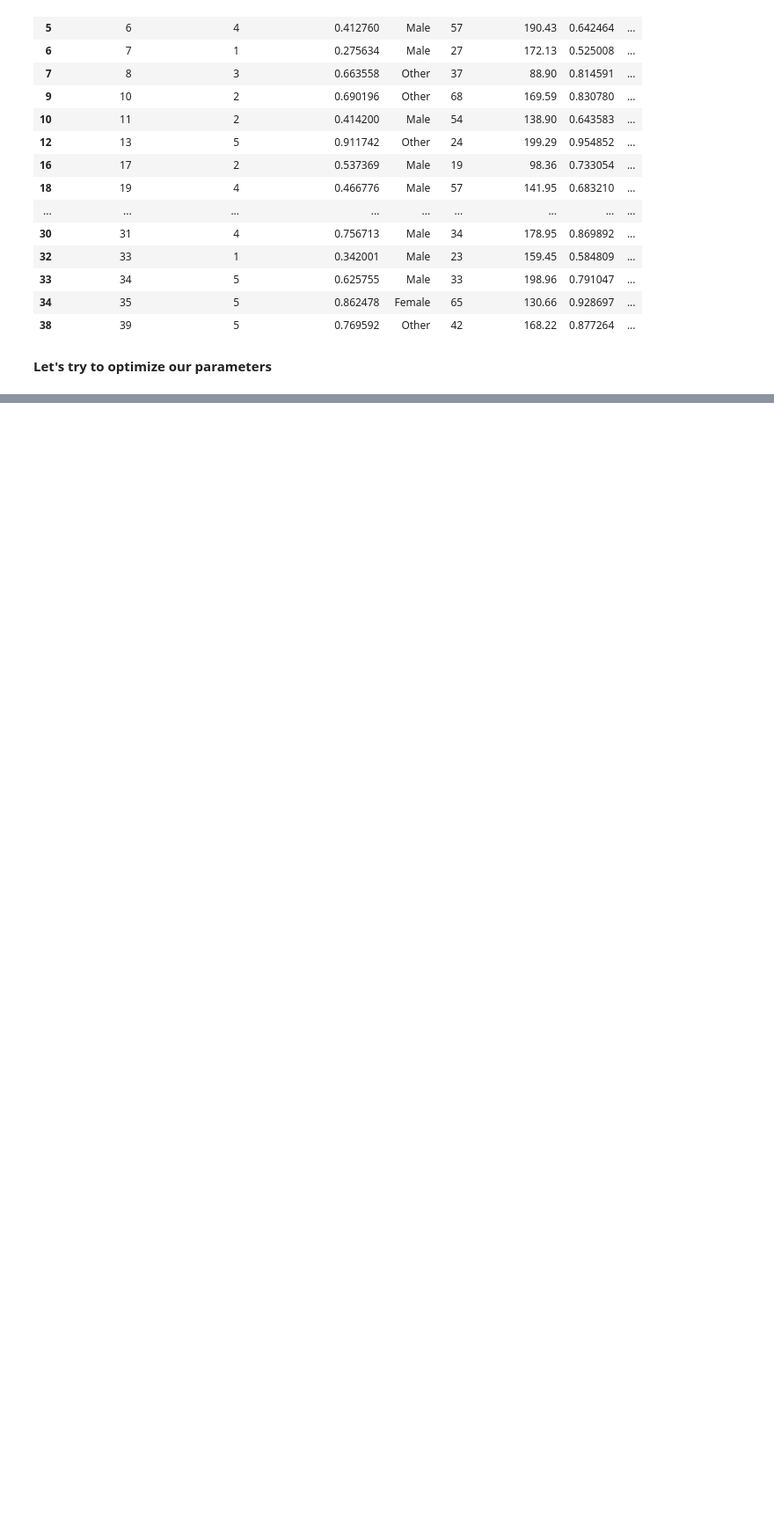
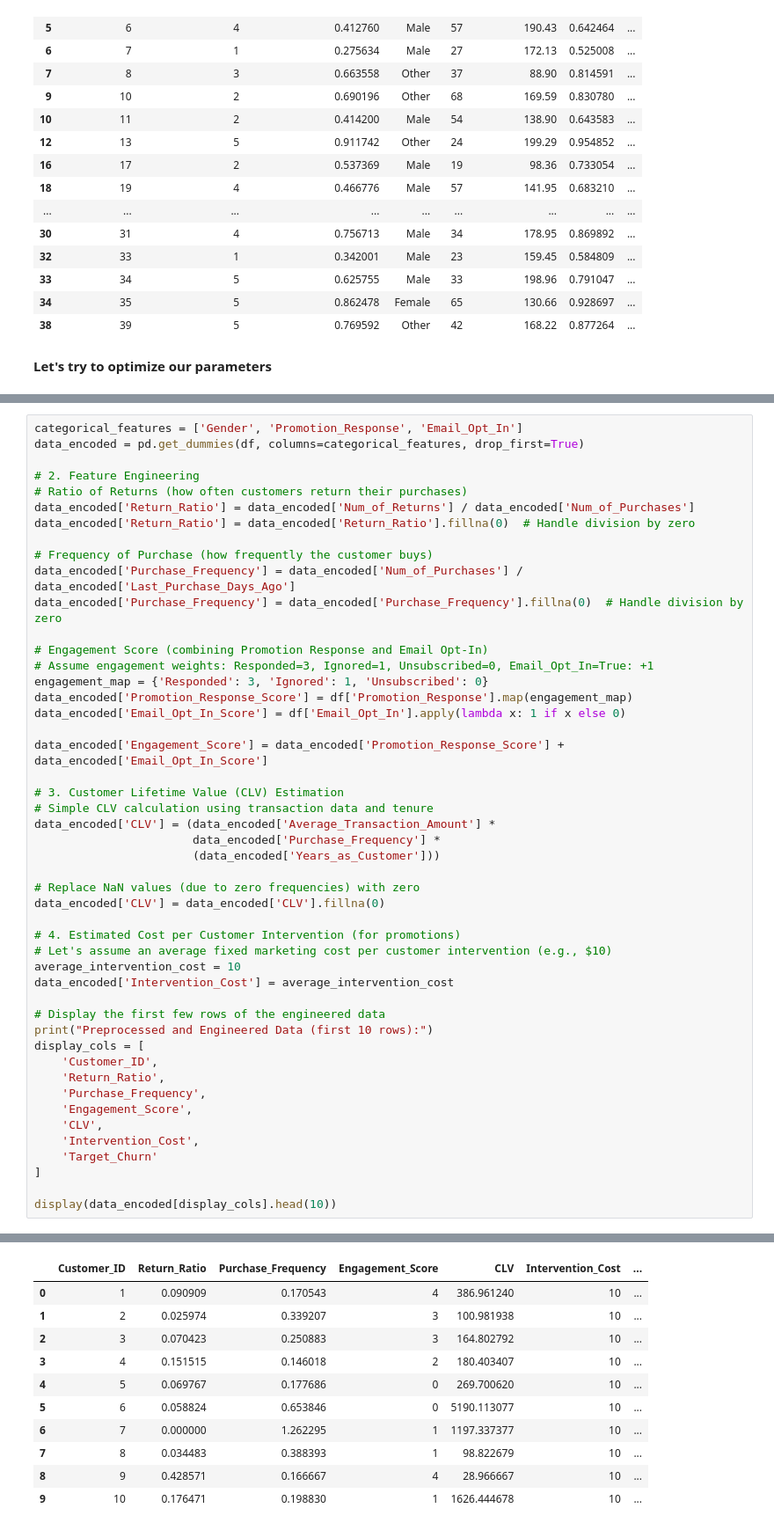
Before and after one commit to mehalyna/nlp-fuzzy, a Jupyter notebook: src/churn-retail.ipynb, the cells around one changed output, grey strips where cells are left out. Shown at 88% size. Drawn from its saved outputs; the diff is of its cells as text; blank space fills up the shorter version.

```diff
--- a/src/churn-retail.ipynb
+++ b/src/churn-retail.ipynb
@@ -518,0 +526,49 @@ print(optimizer.max)
+# %%
+categorical_features = ['Gender', 'Promotion_Response', 'Email_Opt_In']
+data_encoded = pd.get_dummies(df, columns=categorical_features, drop_first=True)
+
+# 2. Feature Engineering
+# Ratio of Returns (how often customers return their purchases)
+data_encoded['Return_Ratio'] = data_encoded['Num_of_Returns'] / data_encoded['Num_of_Purchases']
+data_encoded['Return_Ratio'] = data_encoded['Return_Ratio'].fillna(0)  # Handle division by zero
+
+# Frequency of Purchase (how frequently the customer buys)
+data_encoded['Purchase_Frequency'] = data_encoded['Num_of_Purchases'] / data_encoded['Last_Purchase_Days_Ago']
+data_encoded['Purchase_Frequency'] = data_encoded['Purchase_Frequency'].fillna(0)  # Handle division by zero
+
+# Engagement Score (combining Promotion Response and Email Opt-In)
+# Assume engagement weights: Responded=3, Ignored=1, Unsubscribed=0, Email_Opt_In=True: +1
+engagement_map = {'Responded': 3, 'Ignored': 1, 'Unsubscribed': 0}
+data_encoded['Promotion_Response_Score'] = df['Promotion_Response'].map(engagement_map)
+data_encoded['Email_Opt_In_Score'] = df['Email_Opt_In'].apply(lambda x: 1 if x else 0)
+
+data_encoded['Engagement_Score'] = data_encoded['Promotion_Response_Score'] + data_encoded['Email_Opt_In_Score']
+
+# 3. Customer Lifetime Value (CLV) Estimation
+# Simple CLV calculation using transaction data and tenure
+data_encoded['CLV'] = (data_encoded['Average_Transaction_Amount'] *
+                       data_encoded['Purchase_Frequency'] *
+                       (data_encoded['Years_as_Customer']))
+
+# Replace NaN values (due to zero frequencies) with zero
+data_encoded['CLV'] = data_encoded['CLV'].fillna(0)
+
+# 4. Estimated Cost per Customer Intervention (for promotions)
+# Let's assume an average fixed marketing cost per customer intervention (e.g., $10)
+average_intervention_cost = 10
+data_encoded['Intervention_Cost'] = average_intervention_cost
+
+# Display the first few rows of the engineered data
+print("Preprocessed and Engineered Data (first 10 rows):")
+display_cols = [
+    'Customer_ID',
+    'Return_Ratio',
+    'Purchase_Frequency',
+    'Engagement_Score',
+    'CLV',
+    'Intervention_Cost',
+    'Target_Churn'
+]
+
+display(data_encoded[display_cols].head(10))
+# %% [output]
@@ -518,0 +576,11 @@ print(optimizer.max)
+|  | Customer_ID | Return_Ratio | Purchase_Frequency | Engagement_Score | CLV | Intervention_Cost | ... |
+| 0 | 1 | 0.090909 | 0.170543 | 4 | 386.961240 | 10 | ... |
+| 1 | 2 | 0.025974 | 0.339207 | 3 | 100.981938 | 10 | ... |
+| 2 | 3 | 0.070423 | 0.250883 | 3 | 164.802792 | 10 | ... |
+| 3 | 4 | 0.151515 | 0.146018 | 2 | 180.403407 | 10 | ... |
+| 4 | 5 | 0.069767 | 0.177686 | 0 | 269.700620 | 10 | ... |
+| 5 | 6 | 0.058824 | 0.653846 | 0 | 5190.113077 | 10 | ... |
+| 6 | 7 | 0.000000 | 1.262295 | 1 | 1197.337377 | 10 | ... |
+| 7 | 8 | 0.034483 | 0.388393 | 1 | 98.822679 | 10 | ... |
+| 8 | 9 | 0.428571 | 0.166667 | 4 | 28.966667 | 10 | ... |
+| 9 | 10 | 0.176471 | 0.198830 | 1 | 1626.444678 | 10 | ... |
```
Also changed, not shown: parts of 14 cells of this notebook, 1 other file.
